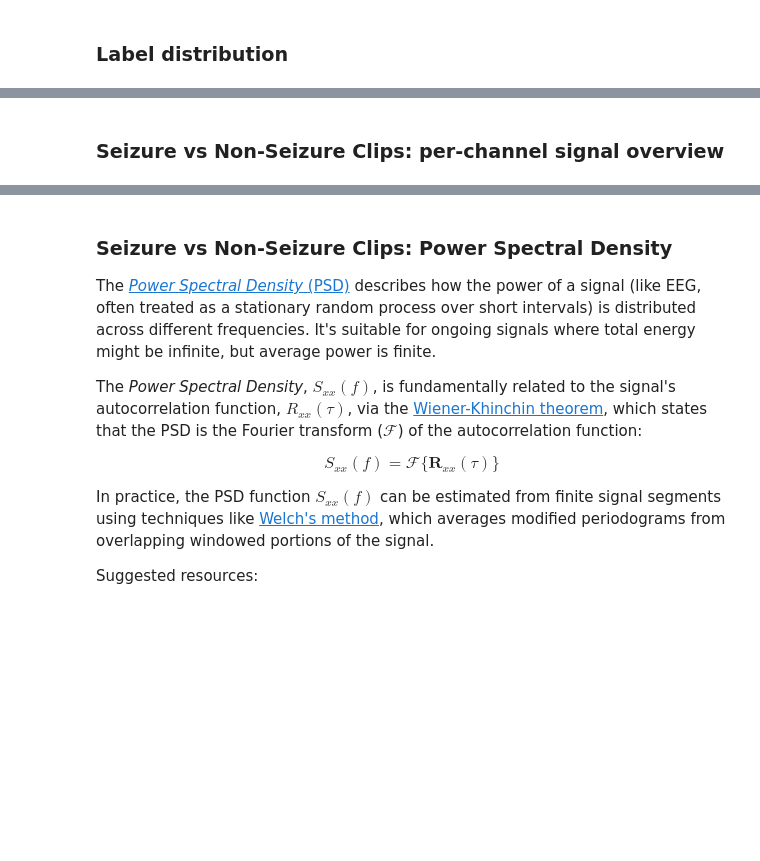
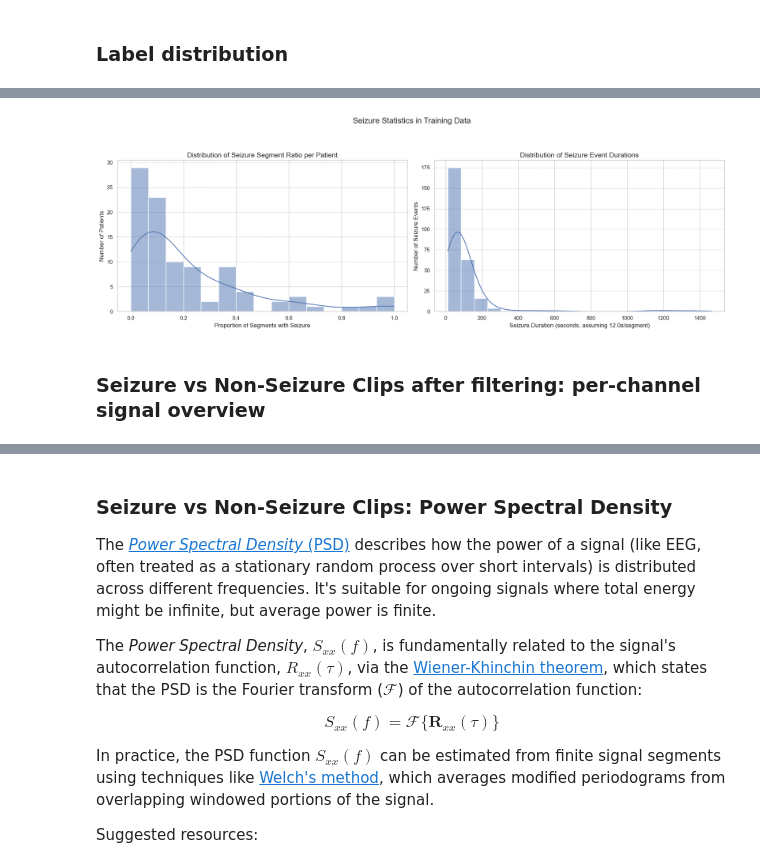
Before and after one commit to NeuroNML/NeuroGraphNet, a Jupyter notebook: neuro-eeg.ipynb, the cells around one changed output, grey strips where cells are left out. Cells and saved outputs as stored; diff of their text form; code cells hidden in the pictures; blank space fills up the shorter version.

```diff
--- a/neuro-eeg.ipynb
+++ b/neuro-eeg.ipynb
@@ -202,2 +296,42 @@ plt.show()
+# %%
+fig, axes = plt.subplots(1, 2, figsize=(18, 6)) # Adjusted figsize slightly for better aspect
+fig.suptitle('Seizure Statistics in Training Data', fontsize=16, y=1.02)
+
+# 1. Seizure ratio per patient
+try:
+    seizure_ratio_per_patient = dataset_tr.clips_df.groupby("patient")["label"].mean()
+    sns.histplot(seizure_ratio_per_patient, ax=axes[0], kde=True, bins=15)
+    axes[0].set_title("Distribution of Seizure Segment Ratio per Patient", fontsize=14)
+    axes[0].set_xlabel("Proportion of Segments with Seizure", fontsize=12)
+    axes[0].set_ylabel("Number of Patients", fontsize=12)
+    axes[0].grid(axis='y', linestyle='--')
+except Exception as e:
+    axes[0].set_title("Seizure Ratio per Patient", fontsize=14)
+    axes[0].text(0.5, 0.5, f"Could not plot:\n{e}", ha='center', va='center', wrap=True)
+    print(f"Error during seizure ratio plot: {e}")
+
+# 2. Seizure event durations (Plot index was 1, matching original request for 2 plots)
+try:
+    # Calculate durations using the optimized function
+    # This assumes dataset_tr.clips_df is sorted chronologically for consecutive segment checks
+    seizure_durations_in_seconds = calculate_seizure_event_durations(
+        dataset_tr.clips_df,
+        segment_duration_seconds=clip_length_seconds
+    )
+    sns.histplot(seizure_durations_in_seconds, ax=axes[1], kde=True, bins=20)
+    axes[1].set_title("Distribution of Seizure Event Durations", fontsize=14)
+    axes[1].set_xlabel(f"Seizure Duration (seconds, assuming {clip_length_seconds}s/segment)", fontsize=12)
+    axes[1].set_ylabel("Number of Seizure Events", fontsize=12)
+    axes[1].grid(axis='y', linestyle='--')
+except Exception as e:
+    axes[1].set_title("Seizure Event Durations", fontsize=14)
+    axes[1].text(0.5, 0.5, f"Could not plot:\n{e}", ha='center', va='center', wrap=True)
+    print(f"Error during seizure duration plot: {e}")
+
+
+plt.tight_layout(rect=[0, 0, 1, 0.95]) # Adjust layout for suptitle
+plt.show()
+# %% [output]
+[figure, added]
 # %% [markdown]
-### Seizure vs Non-Seizure Clips: per-channel signal overview
+### Seizure vs Non-Seizure Clips after filtering: per-channel signal overview
```
Also changed, not shown: parts of 34 cells of this notebook, 5 other files.
